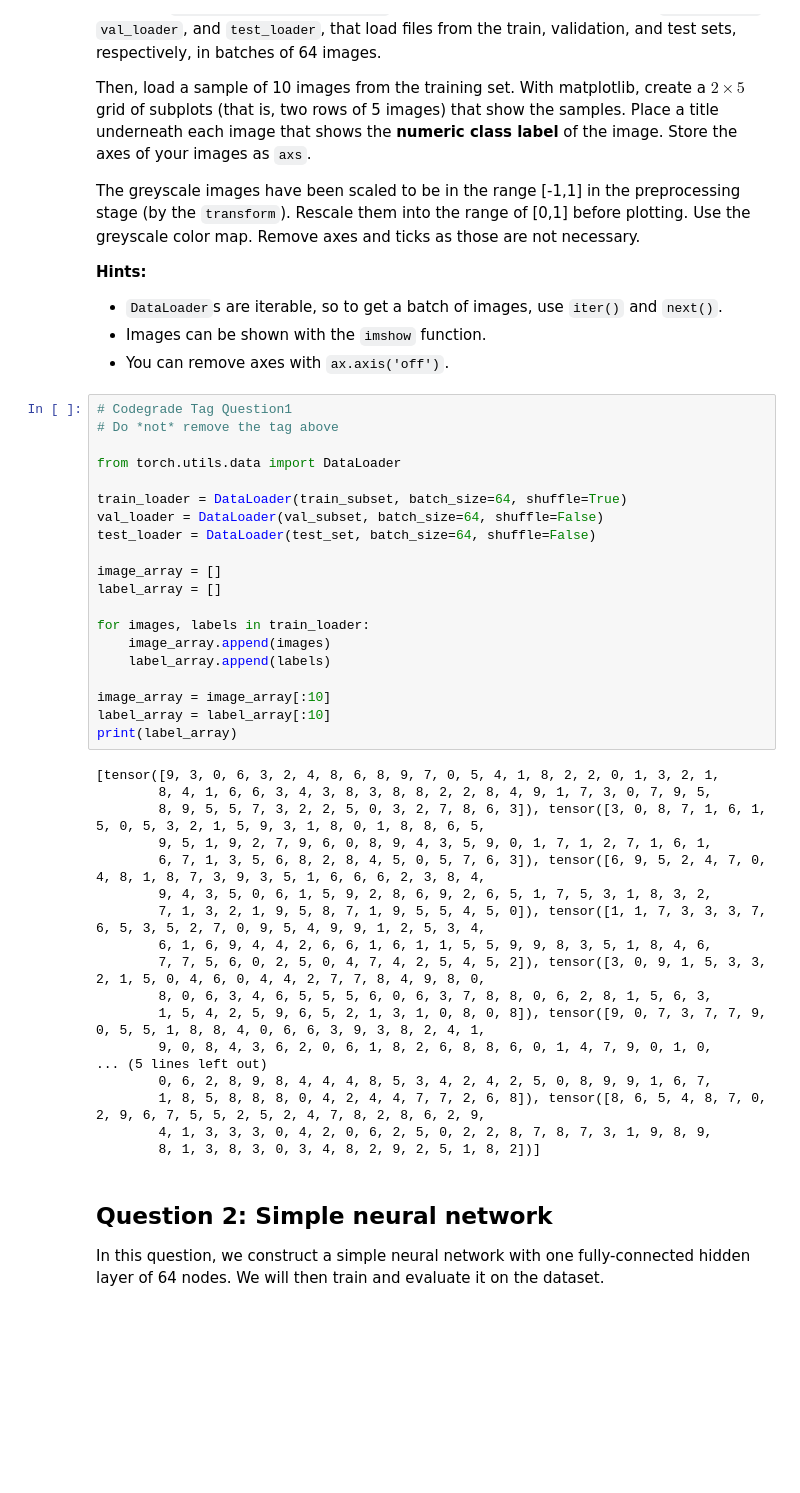
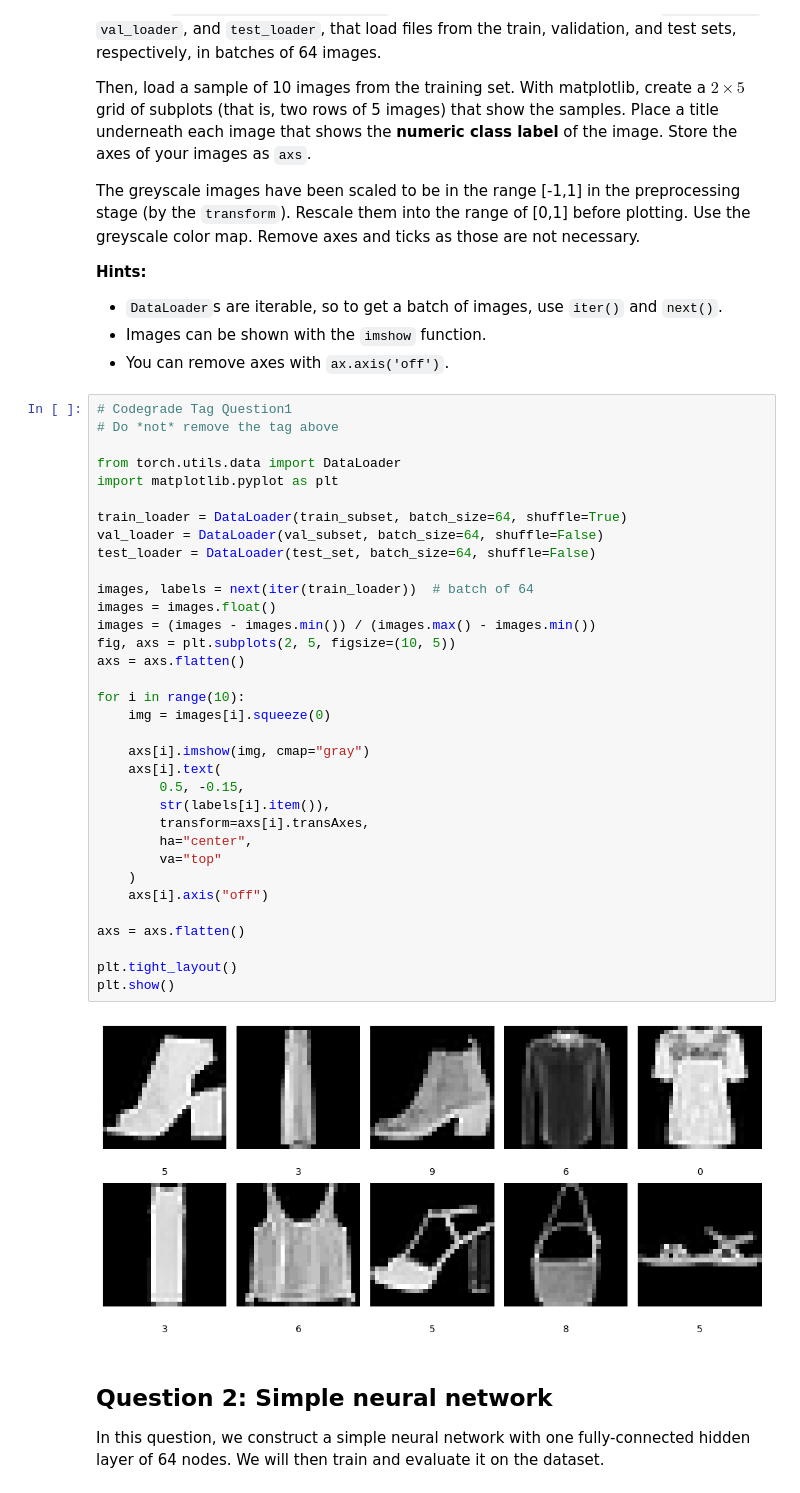
Before and after one commit to david-ferm00/data_science_and_ai, a Jupyter notebook: assignment_5/assignment5_template.ipynb, the cells around one changed output. Cells and saved outputs as stored; diff of their text form; blank space fills up the shorter version.

```diff
--- a/assignment_5/assignment5_template.ipynb
+++ b/assignment_5/assignment5_template.ipynb
@@ -83,41 +78,39 @@ The greyscale images have been scaled to be in the range [-1,1] in the preproces
 # %%
 # Codegrade Tag Question1
 # Do *not* remove the tag above
 
 from torch.utils.data import DataLoader
+import matplotlib.pyplot as plt
 
 train_loader = DataLoader(train_subset, batch_size=64, shuffle=True)
 val_loader = DataLoader(val_subset, batch_size=64, shuffle=False)
 test_loader = DataLoader(test_set, batch_size=64, shuffle=False)
 
-image_array = []
-label_array = []
+images, labels = next(iter(train_loader))  # batch of 64
+images = images.float()
+images = (images - images.min()) / (images.max() - images.min())
+fig, axs = plt.subplots(2, 5, figsize=(10, 5))
+axs = axs.flatten()
 
-for images, labels in train_loader:
-    image_array.append(images)
-    label_array.append(labels)
+for i in range(10):
+    img = images[i].squeeze(0)
 
-image_array = image_array[:10]
-label_array = label_array[:10]
-print(label_array)
+    axs[i].imshow(img, cmap="gray")
+    axs[i].text(
+        0.5, -0.15,
+        str(labels[i].item()),
+        transform=axs[i].transAxes,
+        ha="center",
+        va="top"
+    )
+    axs[i].axis("off")
+
+axs = axs.flatten()
+
+plt.tight_layout()
+plt.show()
 # %% [output]
-[tensor([9, 3, 0, 6, 3, 2, 4, 8, 6, 8, 9, 7, 0, 5, 4, 1, 8, 2, 2, 0, 1, 3, 2, 1,
-        8, 4, 1, 6, 6, 3, 4, 3, 8, 3, 8, 8, 2, 2, 8, 4, 9, 1, 7, 3, 0, 7, 9, 5,
-        8, 9, 5, 5, 7, 3, 2, 2, 5, 0, 3, 2, 7, 8, 6, 3]), tensor([3, 0, 8, 7, 1, 6, 1, 5, 0, 5, 3, 2, 1, 5, 9, 3, 1, 8, 0, 1, 8, 8, 6, 5,
-        9, 5, 1, 9, 2, 7, 9, 6, 0, 8, 9, 4, 3, 5, 9, 0, 1, 7, 1, 2, 7, 1, 6, 1,
-        6, 7, 1, 3, 5, 6, 8, 2, 8, 4, 5, 0, 5, 7, 6, 3]), tensor([6, 9, 5, 2, 4, 7, 0, 4, 8, 1, 8, 7, 3, 9, 3, 5, 1, 6, 6, 6, 2, 3, 8, 4,
-        9, 4, 3, 5, 0, 6, 1, 5, 9, 2, 8, 6, 9, 2, 6, 5, 1, 7, 5, 3, 1, 8, 3, 2,
-        7, 1, 3, 2, 1, 9, 5, 8, 7, 1, 9, 5, 5, 4, 5, 0]), tensor([1, 1, 7, 3, 3, 3, 7, 6, 5, 3, 5, 2, 7, 0, 9, 5, 4, 9, 9, 1, 2, 5, 3, 4,
-        6, 1, 6, 9, 4, 4, 2, 6, 6, 1, 6, 1, 1, 5, 5, 9, 9, 8, 3, 5, 1, 8, 4, 6,
-        7, 7, 5, 6, 0, 2, 5, 0, 4, 7, 4, 2, 5, 4, 5, 2]), tensor([3, 0, 9, 1, 5, 3, 3, 2, 1, 5, 0, 4, 6, 0, 4, 4, 2, 7, 7, 8, 4, 9, 8, 0,
-        8, 0, 6, 3, 4, 6, 5, 5, 5, 6, 0, 6, 3, 7, 8, 8, 0, 6, 2, 8, 1, 5, 6, 3,
-        1, 5, 4, 2, 5, 9, 6, 5, 2, 1, 3, 1, 0, 8, 0, 8]), tensor([9, 0, 7, 3, 7, 7, 9, 0, 5, 5, 1, 8, 8, 4, 0, 6, 6, 3, 9, 3, 8, 2, 4, 1,
-        9, 0, 8, 4, 3, 6, 2, 0, 6, 1, 8, 2, 6, 8, 8, 6, 0, 1, 4, 7, 9, 0, 1, 0,
-... (5 lines left out)
-        0, 6, 2, 8, 9, 8, 4, 4, 4, 8, 5, 3, 4, 2, 4, 2, 5, 0, 8, 9, 9, 1, 6, 7,
-        1, 8, 5, 8, 8, 8, 0, 4, 2, 4, 4, 7, 7, 2, 6, 8]), tensor([8, 6, 5, 4, 8, 7, 0, 2, 9, 6, 7, 5, 5, 2, 5, 2, 4, 7, 8, 2, 8, 6, 2, 9,
-        4, 1, 3, 3, 3, 0, 4, 2, 0, 6, 2, 5, 0, 2, 2, 8, 7, 8, 7, 3, 1, 9, 8, 9,
-        8, 1, 3, 8, 3, 0, 3, 4, 8, 2, 9, 2, 5, 1, 8, 2])]
+[figure, added]
 # %% [markdown]
 ## Question 2: Simple neural network
 
```
Also changed, not shown: parts of 3 cells of this notebook.
